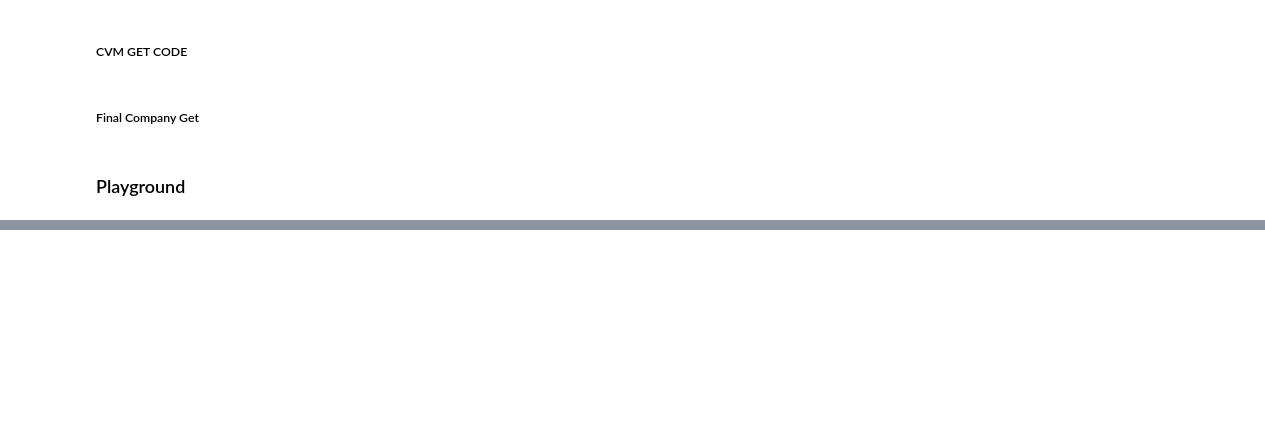
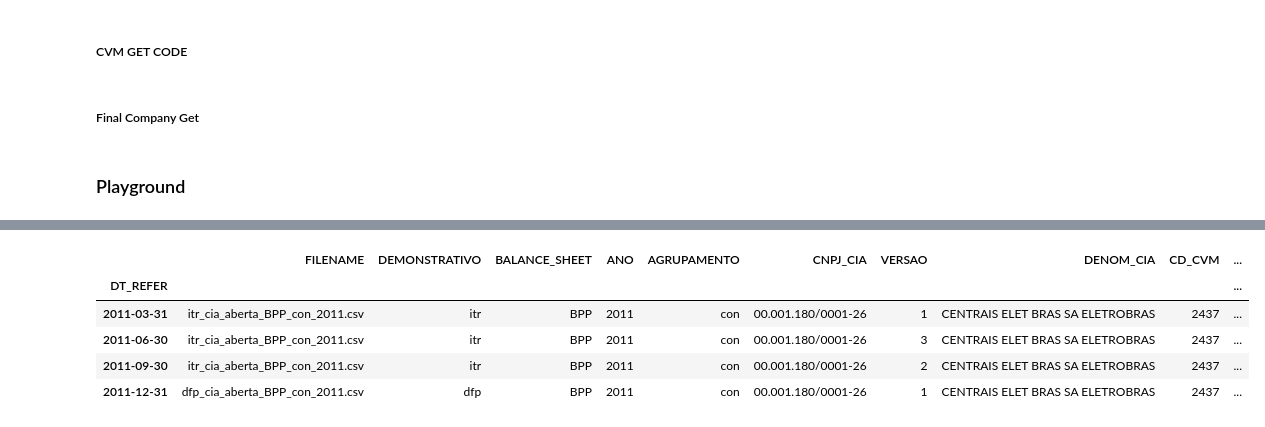
Before and after one commit to faustostangler/DSH, a Jupyter notebook: read_dash.ipynb, the cells around one changed output, grey strips where cells are left out. Cells and saved outputs as stored; diff of their text form; code cells hidden in the pictures; blank space fills up the shorter version.

```diff
--- a/read_dash.ipynb
+++ b/read_dash.ipynb
@@ -442,0 +354,16 @@ df[mask]
+# %%
+mask = df['CNPJ_CIA'] == '00.001.180/0001-26'
+mask &= df['AGRUPAMENTO'] == 'con'
+mask &= df['CD_CONTA'] == '2.03'
+mask &= df['COLUNA_DF'].isna()
+# mask &= df['CD_CONTA'] == '5.01'
+# mask &= df['COLUNA_DF'] == 'Patrimônio Líquido'
+
+df[mask]
+# %% [output]
+|  | FILENAME | DEMONSTRATIVO | BALANCE_SHEET | ANO | AGRUPAMENTO | CNPJ_CIA | VERSAO | DENOM_CIA | CD_CVM | ... |
+| DT_REFER |  |  |  |  |  |  |  |  |  | ... |
+| 2011-03-31 | itr_cia_aberta_BPP_con_2011.csv | itr | BPP | 2011 | con | 00.001.180/0001-26 | 1 | CENTRAIS ELET BRAS SA ELETROBRAS | 2437 | ... |
+| 2011-06-30 | itr_cia_aberta_BPP_con_2011.csv | itr | BPP | 2011 | con | 00.001.180/0001-26 | 3 | CENTRAIS ELET BRAS SA ELETROBRAS | 2437 | ... |
+| 2011-09-30 | itr_cia_aberta_BPP_con_2011.csv | itr | BPP | 2011 | con | 00.001.180/0001-26 | 2 | CENTRAIS ELET BRAS SA ELETROBRAS | 2437 | ... |
+| 2011-12-31 | dfp_cia_aberta_BPP_con_2011.csv | dfp | BPP | 2011 | con | 00.001.180/0001-26 | 1 | CENTRAIS ELET BRAS SA ELETROBRAS | 2437 | ... |
```
Also changed, not shown: parts of 36 cells of this notebook, 2 other files.
